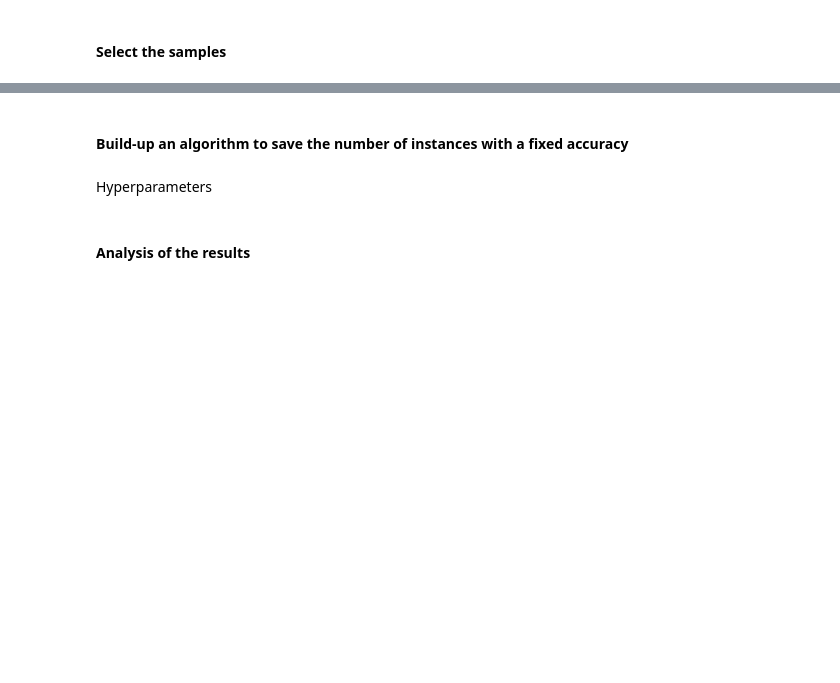
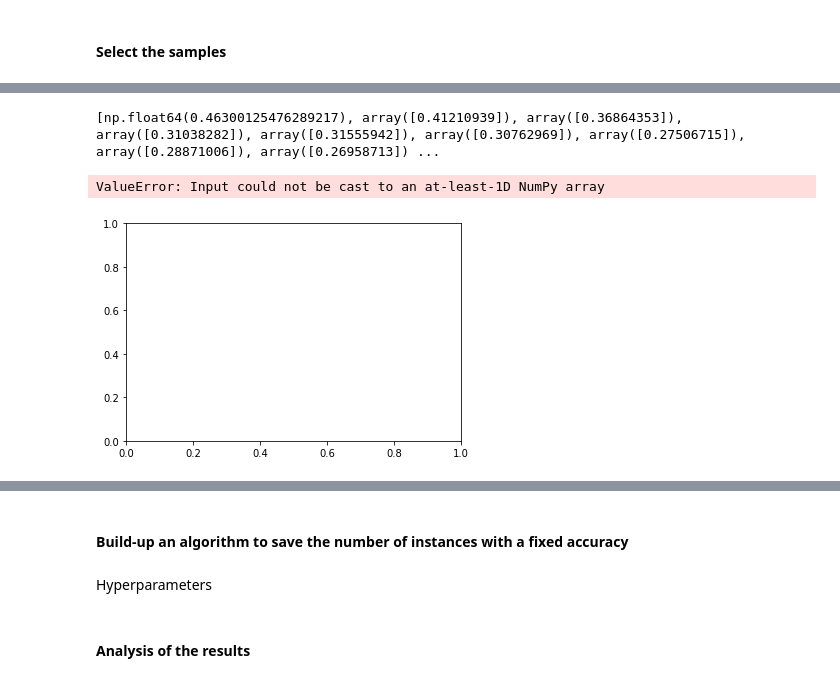
Before and after one commit to emacosta95/QuantumMachineLearningFermions, a Jupyter notebook: SampledBasedDiagonalization.ipynb, the cells around one changed output, grey strips where cells are left out. Cells and saved outputs as stored; diff of their text form; code cells hidden in the pictures; blank space fills up the shorter version.

```diff
--- a/SampledBasedDiagonalization.ipynb
+++ b/SampledBasedDiagonalization.ipynb
@@ -123,0 +141,33 @@ plt.show()
+# %%
+e_values=[]
+errors=[]
+nbatches=10
+for i in range(pdf.shape[0]):
+    n_instances=np.sum(counts[-i-1:])
+    print(n_instances)
+    e_ave=0.
+    for r in range(nbatches):
+
+        selection=np.random.choice(np.arange(prob.shape[0]),size=n_instances,replace=False,p=prob)
+        # effective_hamiltonian=lil_matrix((n_instances[i],n_instances[i]))
+
+        # for a,idx_a in enumerate(selection):
+        #     for b,idx_b in enumerate(selection):
+        #         effective_hamiltonian[a,b]=NSMHamiltonian.hamiltonian[idx_a,idx_b]
+
+        effective_hamiltonian=  NSMHamiltonian.hamiltonian.tocsr()[selection,:][:,selection]
+        #print(effective_hamiltonian.shape)
+        if effective_hamiltonian.shape[0]==1:
+            effective_egs=NSMHamiltonian.hamiltonian.tocsr()[selection,selection][0,0]
+
+        else:
+            effective_egs,effective_psi0=eigsh(effective_hamiltonian,k=1,which='SA')
+            effective_egs=effective_egs[0]
+
+
+
+        e_ave+=effective_egs
+    e_ave=e_ave/nbatches
+    error=np.abs(e_ave-egs[0])/np.abs(egs[0])
+    errors.append(error)
+    e_values.append(e_ave)
@@ -124,3 +192,18 @@ plt.show()
+# %%
+
+print(errors)
+plt.plot(errors)
+plt.show()
+
+errors.reverse()
+e_values.reverse()
+
+errors=np.asarray(errors)
+e_values=np.asarray(e_values)
+# %% [output]
+[np.float64(0.46300125476289217), array([0.41210939]), array([0.36864353]), array([0.31038282]), array([0.31555942]), array([0.30762969]), array([0.27506715]), array([0.28871006]), array([0.26958713]) ...
+ValueError: Input could not be cast to an at-least-1D NumPy array
+[figure, added]
 # %%
 from scipy import stats
 mask = counts > 0
```
Also changed, not shown: parts of 7 cells of this notebook, 1 other file.
